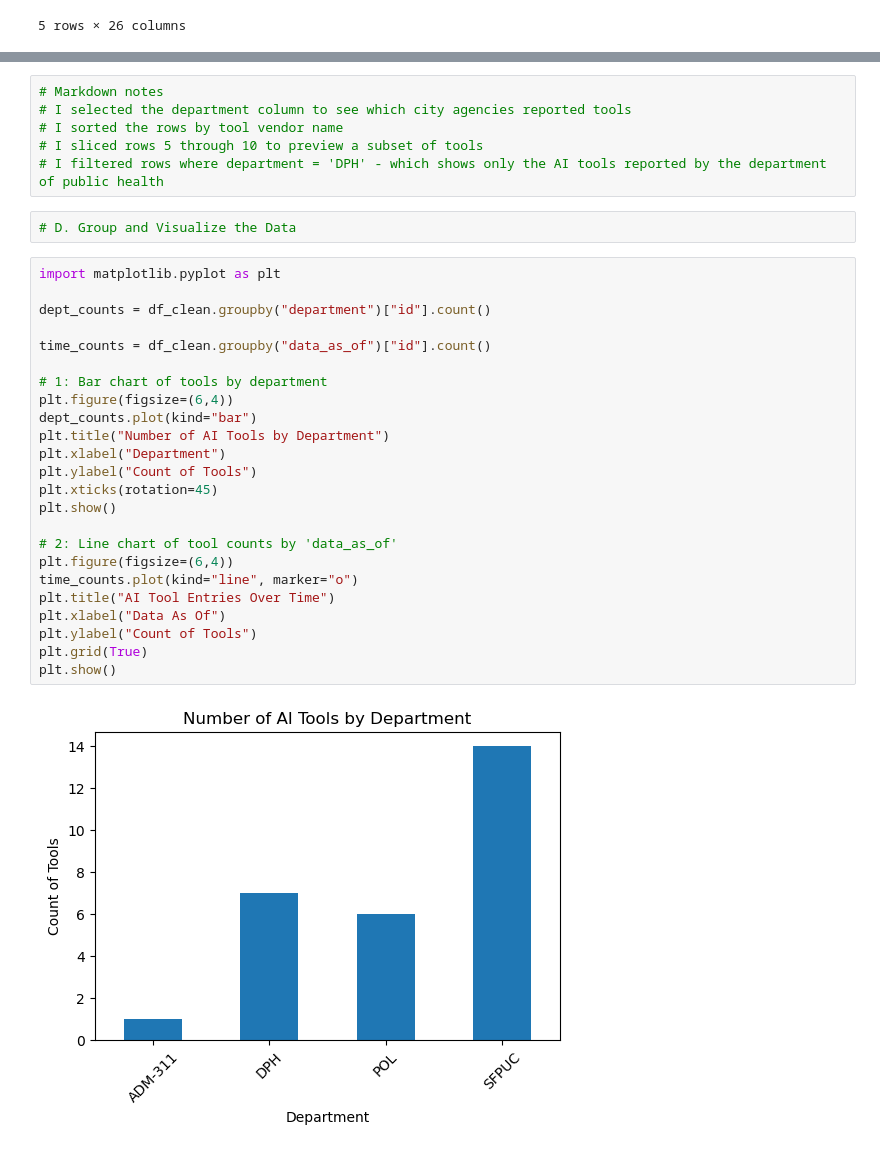
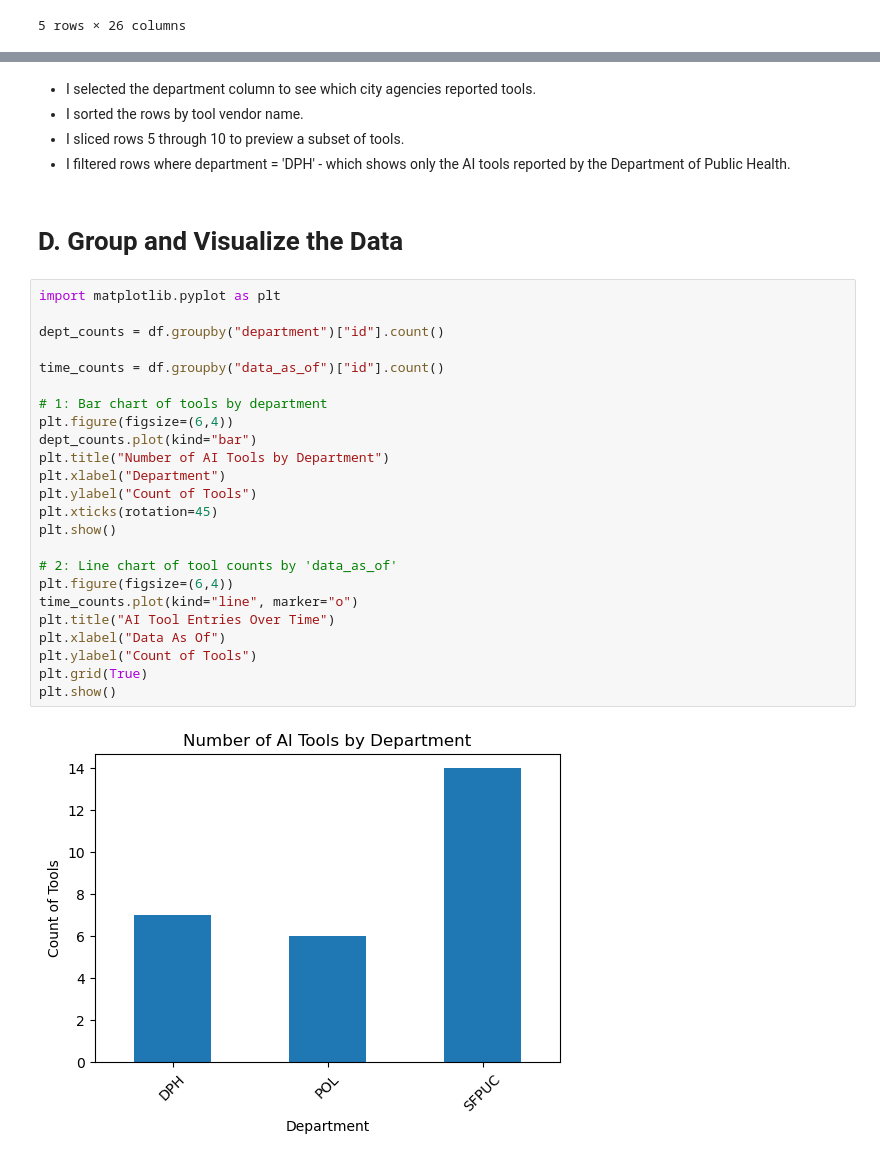
Before and after one commit to RileyTivnan12/IA-340-2, a Jupyter notebook: lab2.ipynb, the cells around one changed output, grey strips where cells are left out. Saved outputs shown, nothing was run; the diff lists cells and outputs as text.

```diff
--- a/lab2.ipynb
+++ b/lab2.ipynb
@@ -155,34 +160,33 @@ df_clean[df_clean["department"] == "DPH"].head() # filtering the rows with 'DPH'
-# %%
-# Markdown notes
-# I selected the department column to see which city agencies reported tools
-# I sorted the rows by tool vendor name
-# I sliced rows 5 through 10 to preview a subset of tools
-# I filtered rows where department = 'DPH' - which shows only the AI tools reported by the department of public health
-# %%
-# D. Group and Visualize the Data
+# %% [markdown]
+- I selected the department column to see which city agencies reported tools.
+- I sorted the rows by tool vendor name.
+- I sliced rows 5 through 10 to preview a subset of tools.
+- I filtered rows where department = 'DPH' - which shows only the AI tools reported by the Department of Public Health.
+# %% [markdown]
+# D. Group and Visualize the Data
 # %%
 import matplotlib.pyplot as plt
 
-dept_counts = df_clean.groupby("department")["id"].count()
+dept_counts = df.groupby("department")["id"].count()
 
-time_counts = df_clean.groupby("data_as_of")["id"].count()
+time_counts = df.groupby("data_as_of")["id"].count()
 
 # 1: Bar chart of tools by department
 plt.figure(figsize=(6,4))
 dept_counts.plot(kind="bar")
 plt.title("Number of AI Tools by Department")
 plt.xlabel("Department")
 plt.ylabel("Count of Tools")
 plt.xticks(rotation=45)
 plt.show()
 
 # 2: Line chart of tool counts by 'data_as_of'
 plt.figure(figsize=(6,4))
 time_counts.plot(kind="line", marker="o")
 plt.title("AI Tool Entries Over Time")
 plt.xlabel("Data As Of")
 plt.ylabel("Count of Tools")
 plt.grid(True)
 plt.show()
 # %% [output]
-[figure, old version]
+[figure, new version]
```
Also changed, not shown: parts of 20 cells of this notebook.
